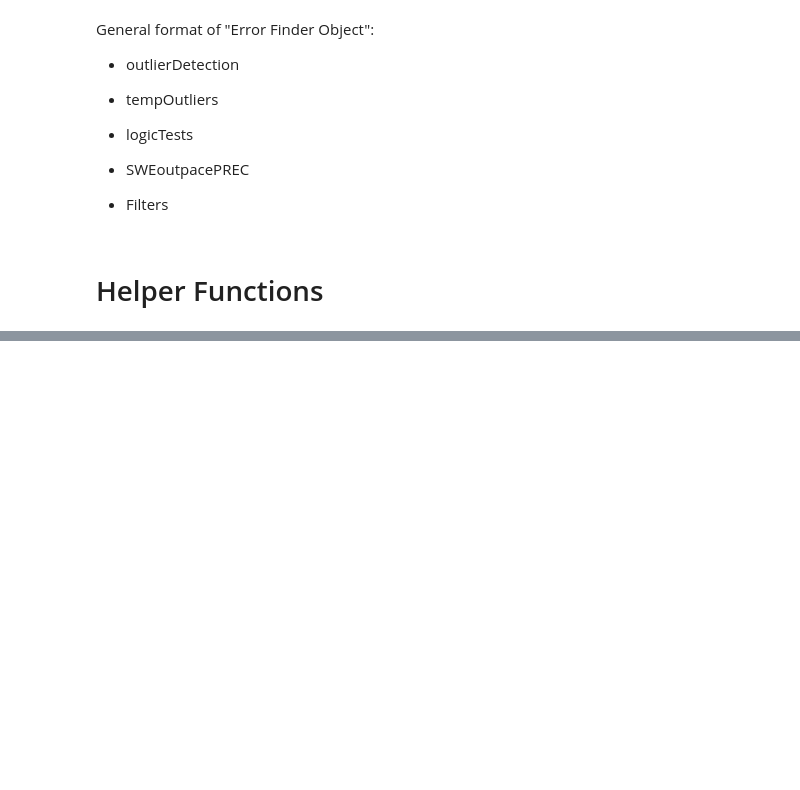
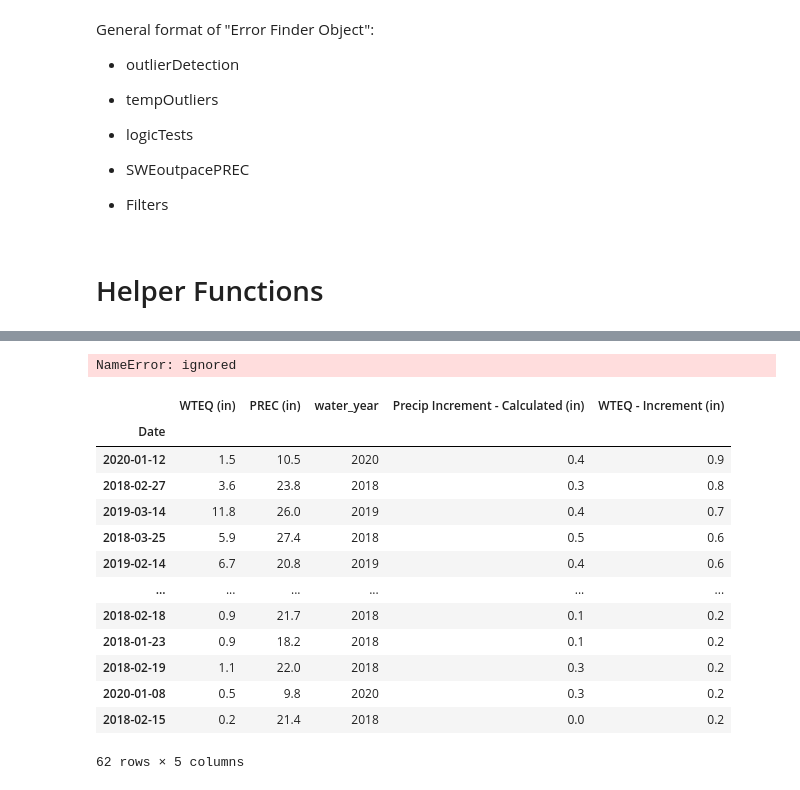
Before and after one commit to geoskimoto/SNOTEL_AnomalyDetection, a Jupyter notebook: errorFinder.ipynb, the cells around one changed output, grey strips where cells are left out. Saved outputs shown, nothing was run; the diff lists cells and outputs as text; code cells hidden in the pictures; blank space fills up the shorter version.

```diff
--- a/errorFinder.ipynb
+++ b/errorFinder.ipynb
@@ -241,0 +497,21 @@ OR401.SWEvsPREC('WTEQ', 'PREC')
+# %%
+OR401.logicalTests.WTEQvsPREC()
+# %% [output]
+NameError: ignored
+# %%
+OR401.logicalTests.WTEQvsPREC_table(0.2,0.5)
+# %% [output]
+|  | WTEQ (in) | PREC (in) | water_year | Precip Increment - Calculated (in) | WTEQ - Increment (in) |
+| Date |  |  |  |  |  |
+| 2020-01-12 | 1.5 | 10.5 | 2020 | 0.4 | 0.9 |
+| 2018-02-27 | 3.6 | 23.8 | 2018 | 0.3 | 0.8 |
+| 2019-03-14 | 11.8 | 26.0 | 2019 | 0.4 | 0.7 |
+| 2018-03-25 | 5.9 | 27.4 | 2018 | 0.5 | 0.6 |
+| 2019-02-14 | 6.7 | 20.8 | 2019 | 0.4 | 0.6 |
+| ... | ... | ... | ... | ... | ... |
+| 2018-02-18 | 0.9 | 21.7 | 2018 | 0.1 | 0.2 |
+| 2018-01-23 | 0.9 | 18.2 | 2018 | 0.1 | 0.2 |
+| 2018-02-19 | 1.1 | 22.0 | 2018 | 0.3 | 0.2 |
+| 2020-01-08 | 0.5 | 9.8 | 2020 | 0.3 | 0.2 |
+| 2018-02-15 | 0.2 | 21.4 | 2018 | 0.0 | 0.2 |
+62 rows × 5 columns
```
Also changed, not shown: parts of 34 cells of this notebook.
